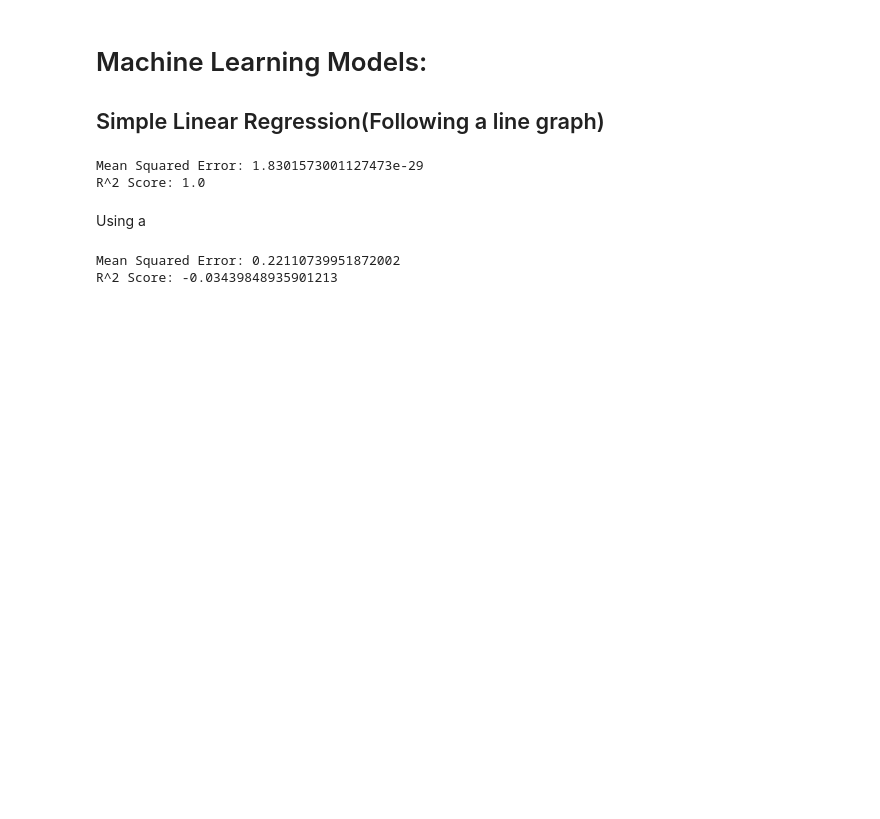
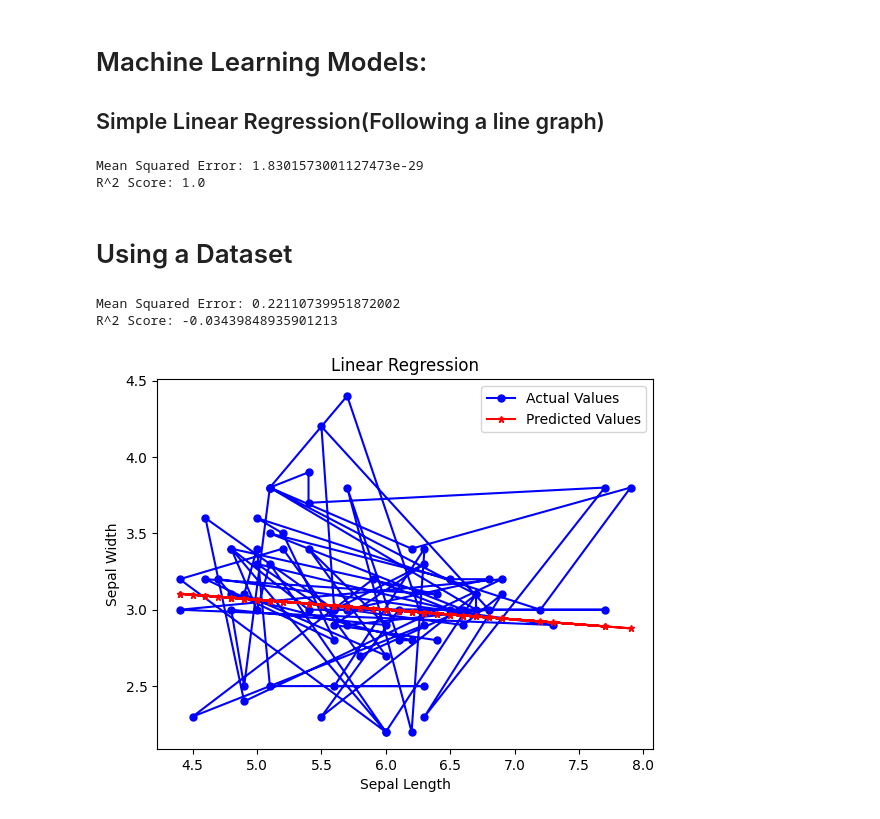
Before and after one commit to ShadowWolf3476/UWR-Internship, a Jupyter notebook: Day3.ipynb, the cells around one changed output. Drawn from its saved outputs; the diff is of its cells as text; code cells hidden in the pictures; blank space fills up the shorter version.

```diff
--- a/Day3.ipynb
+++ b/Day3.ipynb
@@ -63,7 +63,7 @@ print("R^2 Score:", r2)
 Mean Squared Error: 1.8301573001127473e-29
 R^2 Score: 1.0
 # %% [markdown]
-Using a
+# Using a Dataset
 # %%
 import pandas as pd
 df=pd.read_csv('Iris.csv')
@@ -71,23 +71,32 @@ df.drop_duplicates(inplace=True)
 # %%
 import numpy as np
 import matplotlib.pyplot as plt
 from sklearn.linear_model import LinearRegression
 from sklearn.model_selection import train_test_split
 from sklearn.metrics import mean_squared_error, r2_score
 
-x=df["sepal_length"].values.reshape(-1,1)
+x=df[["sepal_length"]].values
 y=df["sepal_width"].values
 
 x_train,x_test,y_train,y_test=train_test_split(x,y,train_size=0.5,random_state=42)
 
 model=LinearRegression()
 model.fit(x_train,y_train)
 y_pred=model.predict(x_test)
 
+
 mse=mean_squared_error(y_test,y_pred)
 r2=r2_score(y_test,y_pred)
 print("Mean Squared Error:", mse)
 print("R^2 Score:", r2)
+plt.plot(x_test,y_test,color='blue',label='Actual Values',marker='o',markersize=5)
+plt.plot(x_test,y_pred,color='red',label='Predicted Values',marker='*',markersize=5)
+plt.xlabel('Sepal Length')
+plt.ylabel('Sepal Width')
+plt.title('Linear Regression')
+plt.legend()
+plt.show()
 # %% [output]
 Mean Squared Error: 0.22110739951872002
 R^2 Score: -0.03439848935901213
+[figure, added]
```
